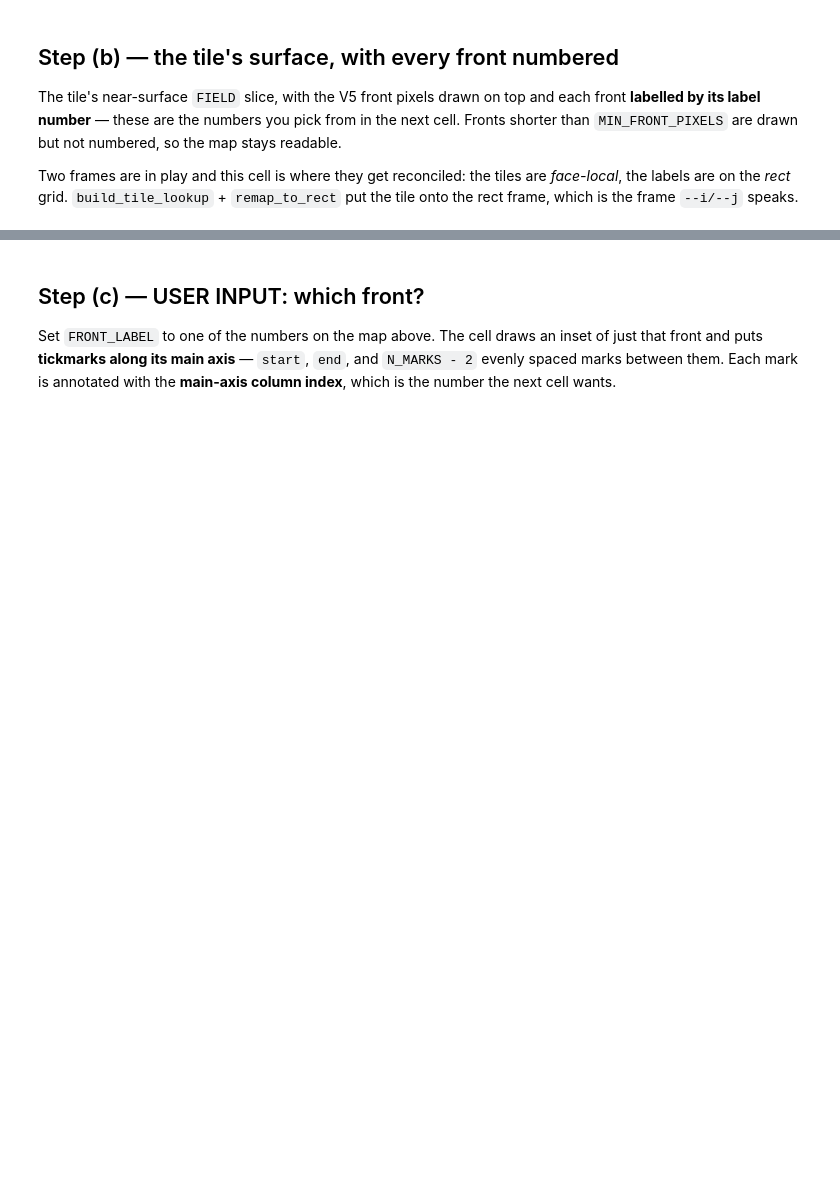
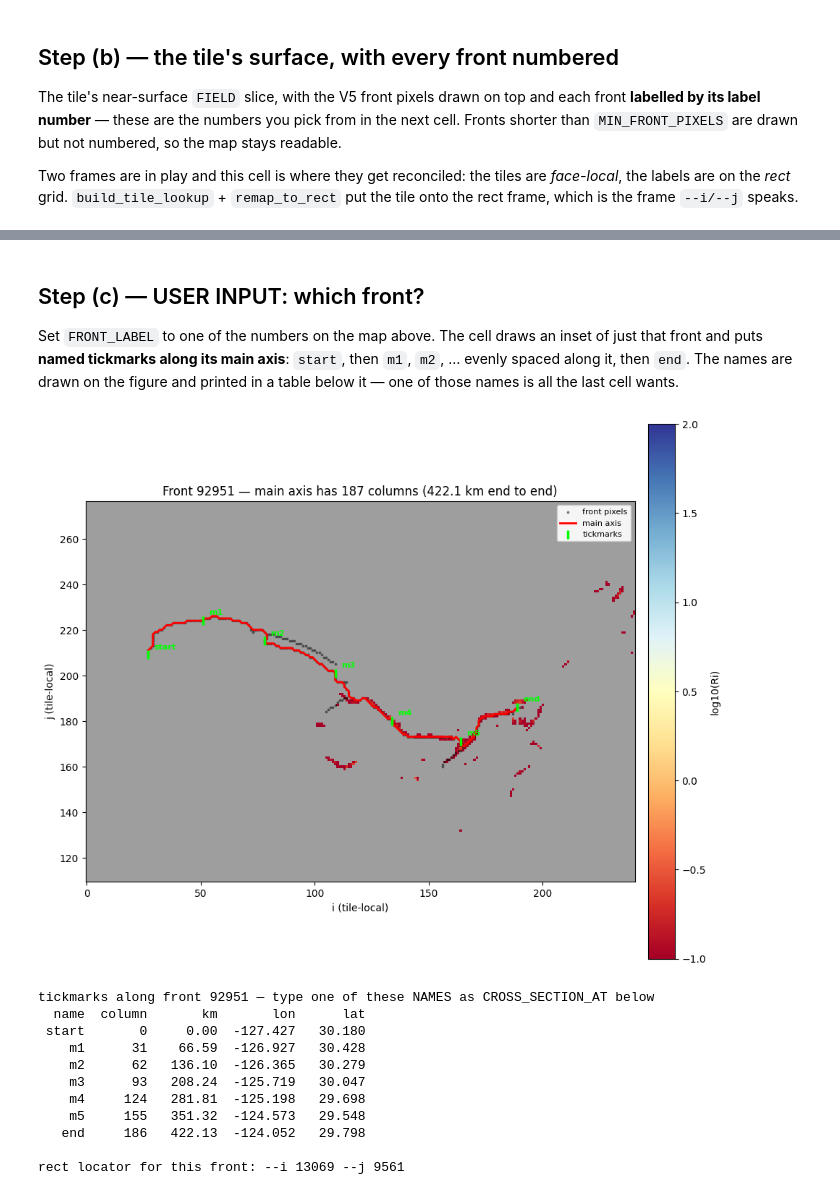
Before and after one commit to Sea-Meets-the-Stars/fronts, a Jupyter notebook: fronts/properties/nb/front_curtain.ipynb, the cells around one changed output, grey strips where cells are left out. Drawn from its saved outputs; the diff is of its cells as text; code cells hidden in the pictures; blank space fills up the shorter version.

```diff
--- a/fronts/properties/nb/front_curtain.ipynb
+++ b/fronts/properties/nb/front_curtain.ipynb
@@ -396,12 +419,12 @@ print('  ' + '   '.join(f"{lb}:{FRONTS[lb]['npix']}" for lb in big[:20]))
 ## Step (c) — USER INPUT: which front?
 
 Set `FRONT_LABEL` to one of the numbers on the map above.  The cell draws an inset of
-just that front and puts **tickmarks along its main axis** — `start`, `end`, and
-`N_MARKS - 2` evenly spaced marks between them.  Each mark is annotated with the
-**main-axis column index**, which is the number the next cell wants.
+just that front and puts **named tickmarks along its main axis**: `start`, then `m1`,
+`m2`, … evenly spaced along it, then `end`.  The names are drawn on the figure and
+printed in a table below it — one of those names is all the last cell wants.
 # %%
 # ===========================================================================
-# >>> USER INPUT (2 of 4) — pick a front from the numbers on the map above <<<
+# >>> USER INPUT (2 of 3) — pick a front from the numbers on the map above <<<
 # ===========================================================================
 
 FRONT_LABEL = big[0]      # e.g. 12345; big[0] is the longest front in the tile
@@ -423,9 +446,11 @@ axis_path = curtains.extract_main_axis(mask_crop)              # (L, 2) in (j, i
 metrics   = curtains.path_metrics(axis_path, XC_rect[j_sl, i_sl], YC_rect[j_sl, i_sl])
 L         = axis_path.shape[0]
 
-# start, end, and N_MARKS-2 evenly spaced columns in between
+# start, end, and N_MARKS-2 evenly spaced marks in between.  MARKS maps the
+# name you will type in the next cell -> the main-axis column it stands for.
 MARK_COLS  = np.unique(np.linspace(0, L - 1, N_MARKS).round().astype(int))
-MARK_NAMES = ['start'] + [str(c) for c in MARK_COLS[1:-1]] + ['end']
+MARK_NAMES = ['start'] + [f'm{k}' for k in range(1, len(MARK_COLS) - 1)] + ['end']
+MARKS      = dict(zip(MARK_NAMES, MARK_COLS.tolist()))
 
 fig, ax = plt.subplots(figsize=(10, 9))
 im = ax.imshow(np.ma.masked_invalid(disp[j_sl, i_sl]), origin='lower', cmap=cmap,
@@ -433,36 +458,50 @@ im = ax.imshow(np.ma.masked_invalid(disp[j_sl, i_sl]), origin='lower', cmap=cmap
                extent=(i_sl.start - 0.5, i_sl.stop - 0.5,     # pixel centres on
                        j_sl.start - 0.5, j_sl.stop - 0.5))    # integer coords
 fig.colorbar(im, ax=ax, shrink=0.85, pad=0.02).set_label(style.title or fname)
 
 jj, ii = np.where(mask_crop)
 ax.scatter(ii + i_sl.start, jj + j_sl.start, s=3, c='k', alpha=0.4, label='front pixels')
 ax.plot(axis_path[:, 1] + i_sl.start, axis_path[:, 0] + j_sl.start,
         color='red', lw=2.0, label='main axis')
 ax.scatter(axis_path[MARK_COLS, 1] + i_sl.start, axis_path[MARK_COLS, 0] + j_sl.start,
            s=70, marker='|', c='lime', linewidths=2.5, zorder=5, label='tickmarks')
 for c, name in zip(MARK_COLS, MARK_NAMES):
     ax.annotate(name, (axis_path[c, 1] + i_sl.start, axis_path[c, 0] + j_sl.start),
                 textcoords='offset points', xytext=(6, 6), fontsize=8, color='lime',
                 fontweight='bold')
 ax.set_xlabel('i (tile-local)')
 ax.set_ylabel('j (tile-local)')
 ax.set_title(f"Front {FRONT_LABEL} — main axis has {L} columns "
              f"({metrics['dist_km'][-1]:.1f} km end to end)")
 ax.legend(loc='upper right', fontsize=8, framealpha=0.9)
 plt.tight_layout()
 plt.show()
 
 # The locator for fronts_viz_curtain: any pixel of this front, in rect indices.
 I_LOC = int(axis_path[L // 2, 1]) + i_sl.start + rect_i0
 J_LOC = int(axis_path[L // 2, 0]) + j_sl.start + rect_j0
 
-print(f"\ntickmarks along front {FRONT_LABEL}  (use the 'column' value as PERP_POINT)")
-print(f"{'mark':>6s} {'column':>7s} {'km':>8s} {'lon':>9s} {'lat':>8s}")
-for c, name in zip(MARK_COLS, MARK_NAMES):
+print(f"\ntickmarks along front {FRONT_LABEL} — type one of these NAMES as "
+      "CROSS_SECTION_AT below")
+print(f"{'name':>6s} {'column':>7s} {'km':>8s} {'lon':>9s} {'lat':>8s}")
+for name, c in MARKS.items():
     jc, ic = int(axis_path[c, 0]) + j_sl.start, int(axis_path[c, 1]) + i_sl.start
     print(f"{name:>6s} {c:>7d} {metrics['dist_km'][c]:>8.2f} "
           f"{XC_rect[jc, ic]:>9.3f} {YC_rect[jc, ic]:>8.3f}")
 print(f"\nrect locator for this front: --i {I_LOC} --j {J_LOC}")
+# %% [output]
+[figure, added]
+tickmarks along front 92951 — type one of these NAMES as CROSS_SECTION_AT below
+  name  column       km       lon      lat
+ start       0     0.00  -127.427   30.180
+    m1      31    66.59  -126.927   30.428
+    m2      62   136.10  -126.365   30.279
+    m3      93   208.24  -125.719   30.047
+    m4     124   281.81  -125.198   29.698
+    m5     155   351.32  -124.573   29.548
+   end     186   422.13  -124.052   29.798
+
+rect locator for this front: --i 13069 --j 9561
 # %% [markdown]
 ## Step (d) — USER INPUT: cross-section location, then all five figures
 
```
Also changed, not shown: parts of 7 cells of this notebook.
